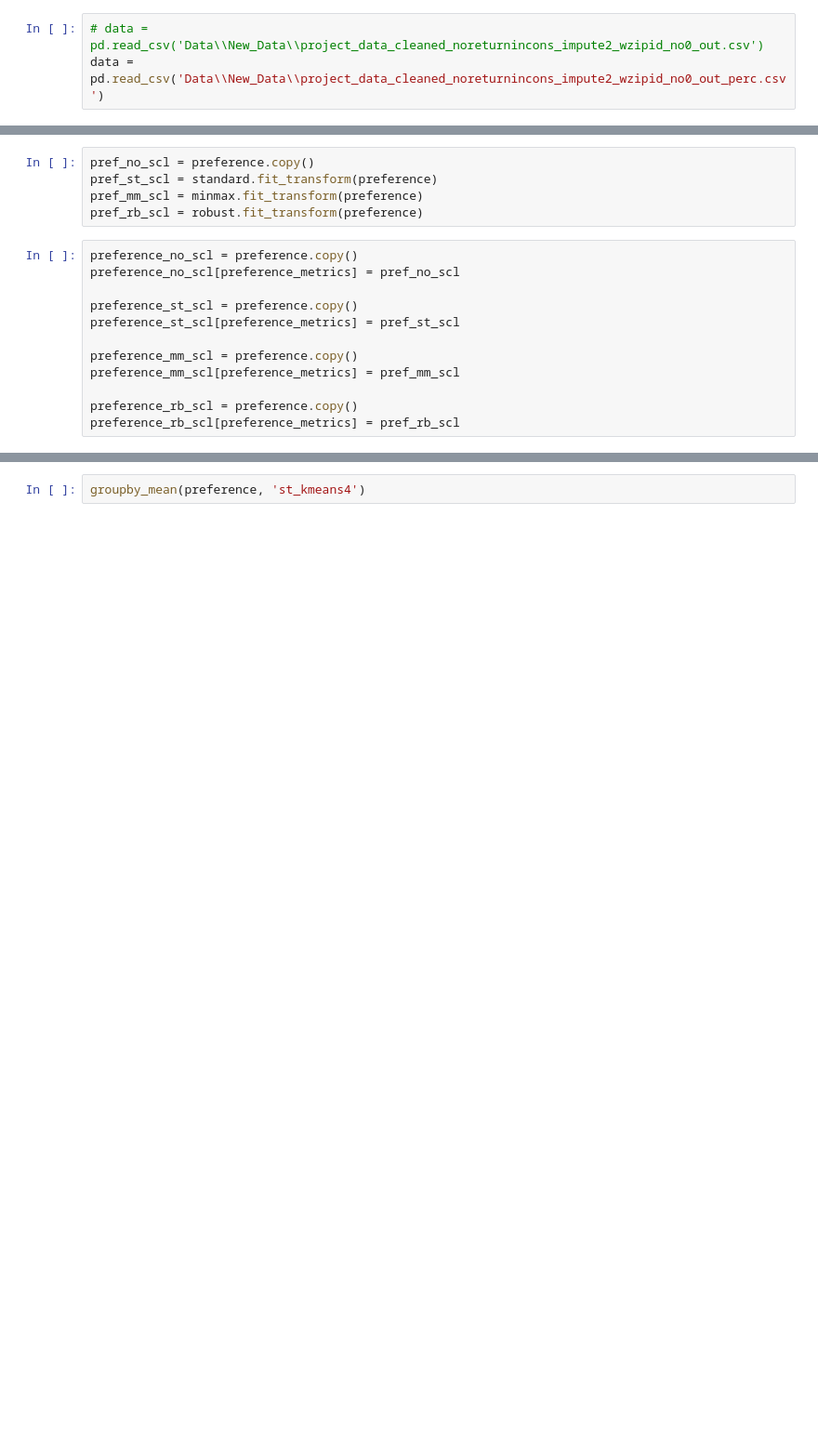
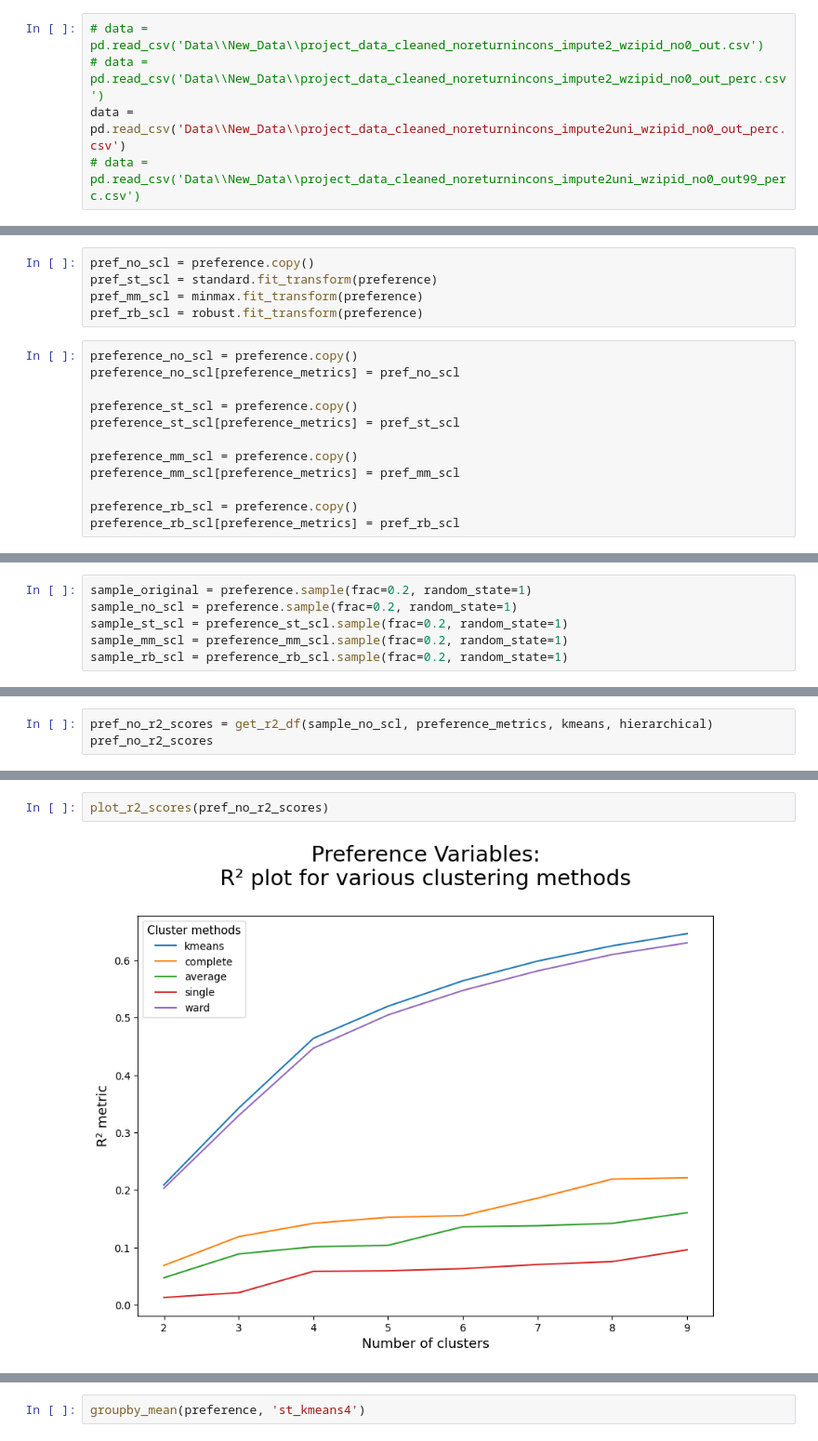
Before and after one commit to Rita-Centeno/DMI, a Jupyter notebook: clustering.ipynb, the cells around one changed output, grey strips where cells are left out. Shown at 93% size. Drawn from its saved outputs; the diff is of its cells as text; blank space fills up the shorter version.

```diff
--- a/clustering.ipynb
+++ b/clustering.ipynb
@@ -11,6 +18,8 @@ import umap
 # %%
 # data = pd.read_csv('Data\\New_Data\\project_data_cleaned_noreturnincons_impute2_wzipid_no0_out.csv')
-data = pd.read_csv('Data\\New_Data\\project_data_cleaned_noreturnincons_impute2_wzipid_no0_out_perc.csv')
+# data = pd.read_csv('Data\\New_Data\\project_data_cleaned_noreturnincons_impute2_wzipid_no0_out_perc.csv')
+data = pd.read_csv('Data\\New_Data\\project_data_cleaned_noreturnincons_impute2uni_wzipid_no0_out_perc.csv')
+# data = pd.read_csv('Data\\New_Data\\project_data_cleaned_noreturnincons_impute2uni_wzipid_no0_out99_perc.csv')
 # %%
 preference_metrics = ['beer', 'bottled_water', 'bread', 'meat', 'dairy', 'fresh_foods', 'frozen_foods', 'fruit_beverages', 'pastry', 'sodas', 'toiletries', 'veggies', 'wines']
 preference_metrics_perc = ['percentage_beer', 'percentage_bottled_water', 'percentage_bread', 'percentage_meat', 'percentage_dairy', 'percentage_fresh_foods', 'percentage_frozen_foods', 'percentage_fruit_beverages', 'percentage_pastry', 'percentage_sodas', 'percentage_toiletries', 'percentage_veggies', 'percentage_wines']
@@ -46,0 +62,6 @@ preference_rb_scl[preference_metrics] = pref_rb_scl
+# %%
+sample_original = preference.sample(frac=0.2, random_state=1)
+sample_no_scl = preference.sample(frac=0.2, random_state=1)
+sample_st_scl = preference_st_scl.sample(frac=0.2, random_state=1)
+sample_mm_scl = preference_mm_scl.sample(frac=0.2, random_state=1)
+sample_rb_scl = preference_rb_scl.sample(frac=0.2, random_state=1)
@@ -46,0 +70,3 @@ preference_rb_scl[preference_metrics] = pref_rb_scl
+# %%
+pref_no_r2_scores = get_r2_df(sample_no_scl, preference_metrics, kmeans, hierarchical)
+pref_no_r2_scores
@@ -46,0 +83,4 @@ preference_rb_scl[preference_metrics] = pref_rb_scl
+# %%
+plot_r2_scores(pref_no_r2_scores)
+# %% [output]
+[figure, added]
```
Also changed, not shown: parts of 251 cells of this notebook, 3 other files.
